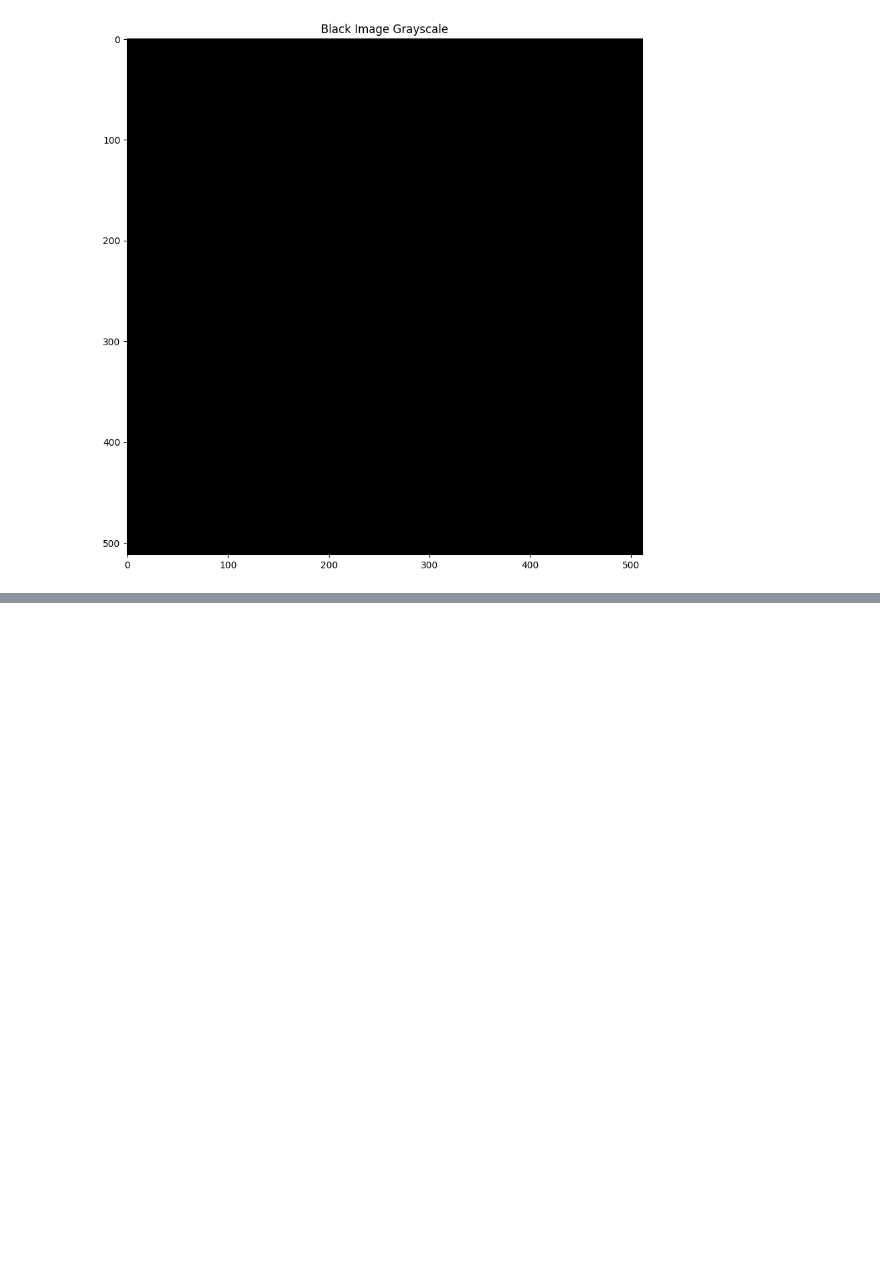
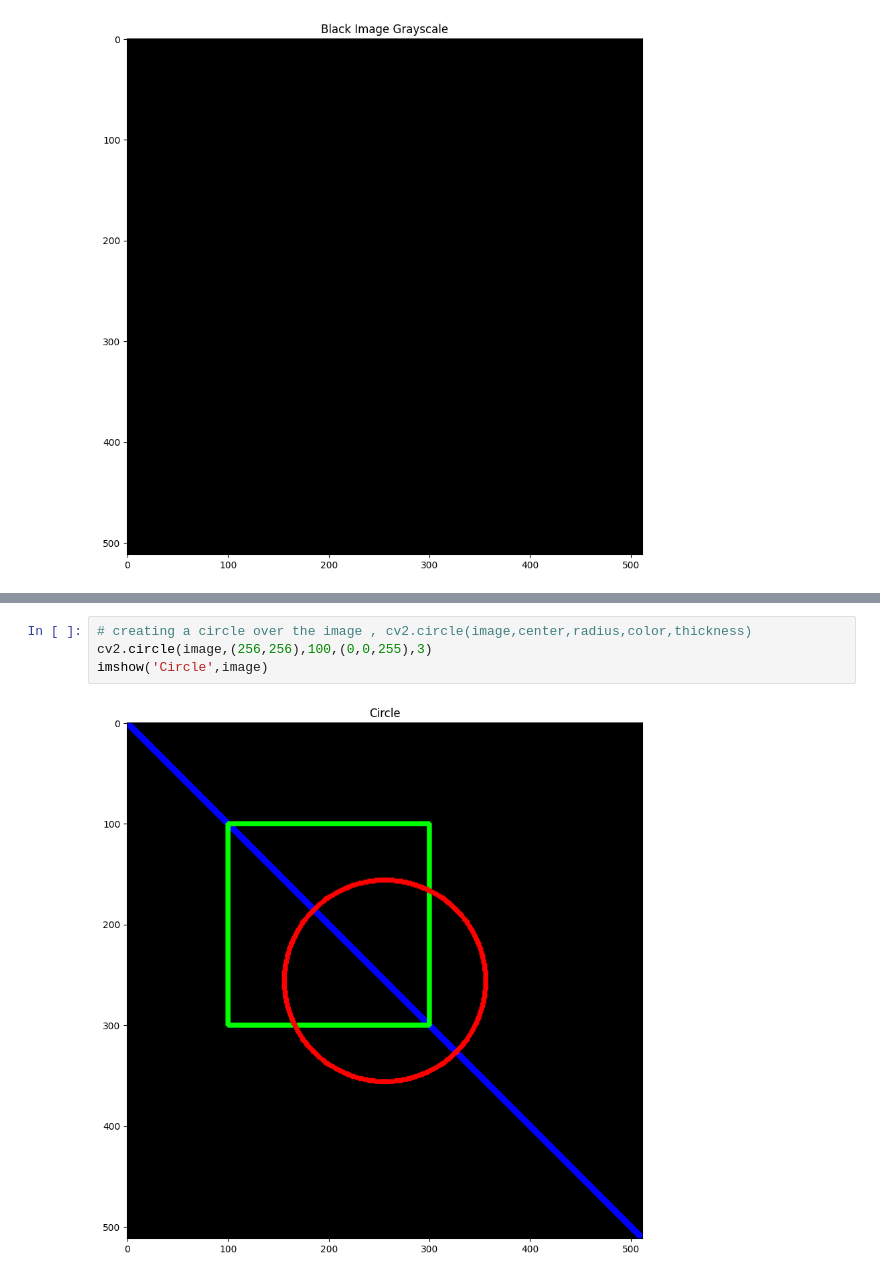
Before and after one commit to maxprogrammer007/Computer-Vision, a Jupyter notebook: 01_Image_Operations/04_Drawing_on_images_OpenCV.ipynb, the cells around one changed output, grey strips where cells are left out. Cells and saved outputs as stored; diff of their text form; blank space fills up the shorter version.

```diff
--- a/01_Image_Operations/04_Drawing_on_images_OpenCV.ipynb
+++ b/01_Image_Operations/04_Drawing_on_images_OpenCV.ipynb
@@ -35,3 +35,9 @@ cv2.rectangle(image,(100,100),(300,300),(0,255,0),3)
 imshow('Rectangle',image)
 # %% [output]
 [figure]
+# %%
+# creating a circle over the image , cv2.circle(image,center,radius,color,thickness)
+cv2.circle(image,(256,256),100,(0,0,255),3)
+imshow('Circle',image)
+# %% [output]
+[figure, added]
```
Also changed, not shown: parts of 2 cells of this notebook.
